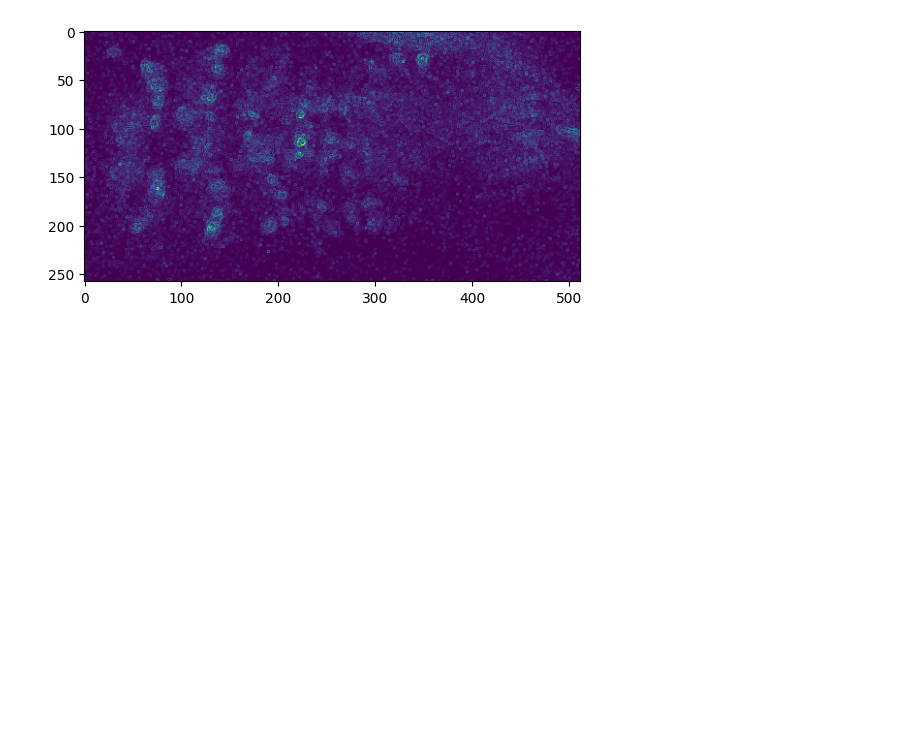
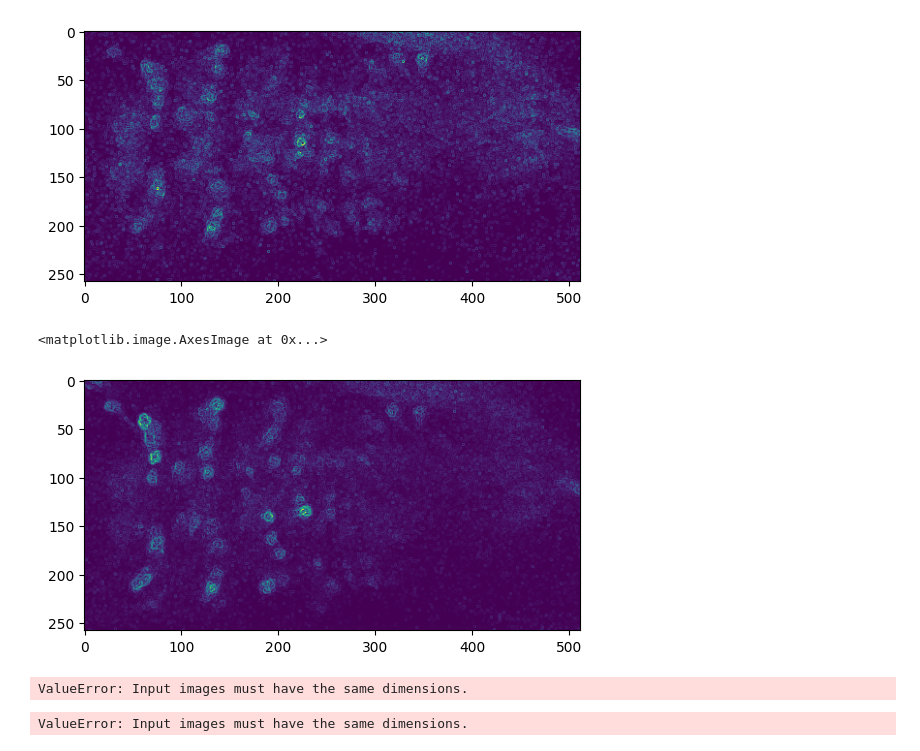
Before and after one commit to MoritzPalm/BIMAP, a Jupyter notebook: bimap/src/gradient_ssim.ipynb, the cells around one changed output. Cells and saved outputs as stored; diff of their text form; code cells hidden in the pictures; blank space fills up the shorter version.

```diff
--- a/bimap/src/gradient_ssim.ipynb
+++ b/bimap/src/gradient_ssim.ipynb
@@ -50,10 +48,15 @@ ants_corrected = [ants.image_read(ants_path) for ants_path in ants_paths]
 # %%
 template = frames[template_index]
 # %%
-magnitude_template = get_magnitude(template)
+magnitude_template = corr.get_magnitude(template)
 plt.imshow(magnitude_template)
+# %% [output]
+<matplotlib.image.AxesImage at 0x...>
+[figure, added]
 # %%
 template = frames[template_index]
-mean_ssim, mean_gradient_ssim = corr.evaluate(ants_corrected_numpy, template)
+mean_ssim, mean_gradient_ssim = corr.evaluate(ants_corrected, template)
 print(f"{mean_ssim=}")
 print(f"{mean_gradient_ssim=}")
+# %% [output]
+ValueError: Input images must have the same dimensions.
@@ -86,3 +63,5 @@ def get_magnitude(img: np.array):
 # %%
-mean_ssim, mean_gradient_ssim = evaluate(ants_corrected_numpy, template)
+mean_ssim, mean_gradient_ssim = corr.evaluate(ants_corrected, template)
+# %% [output]
+ValueError: Input images must have the same dimensions.
 # %%
```
Also changed, not shown: parts of 7 cells of this notebook, 1 other file.
